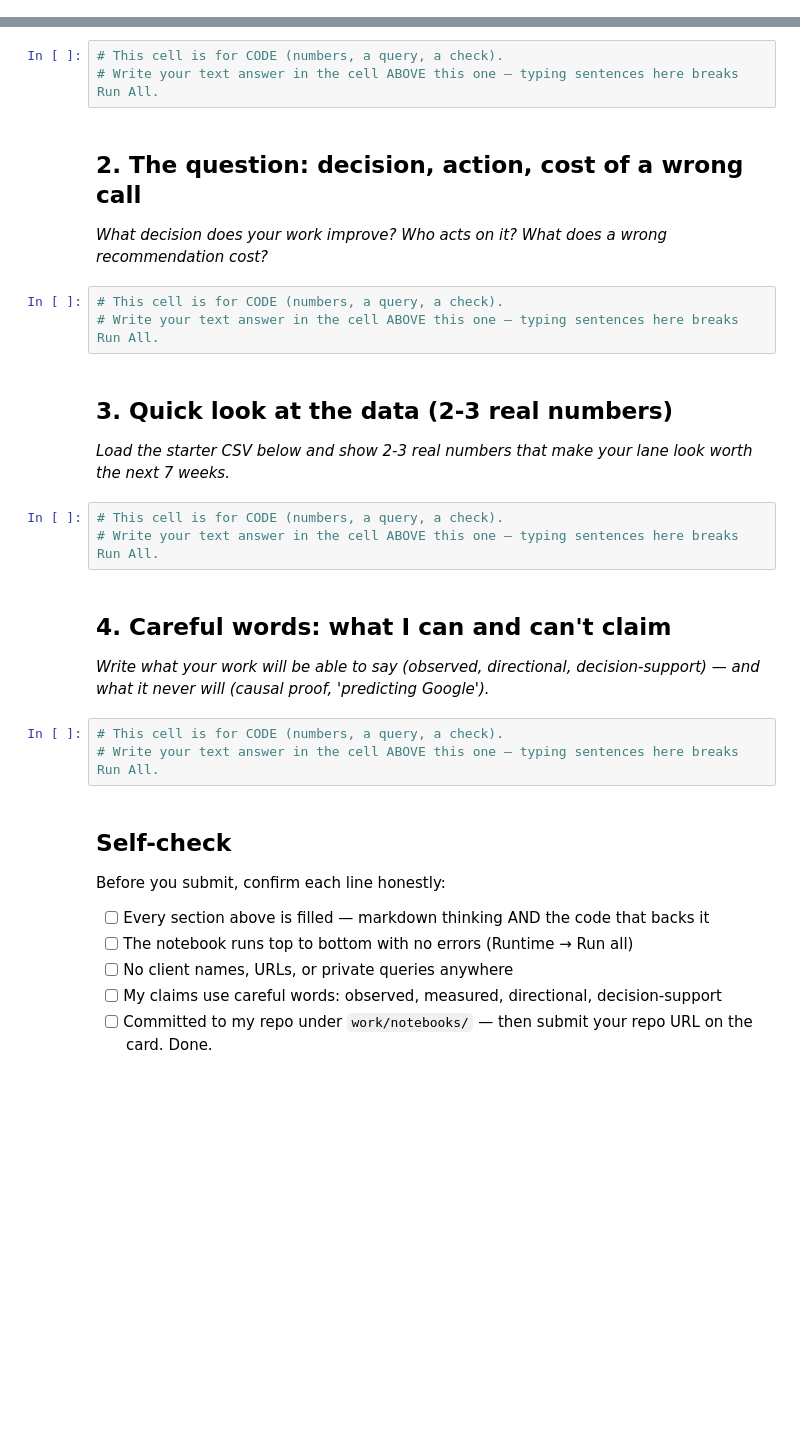
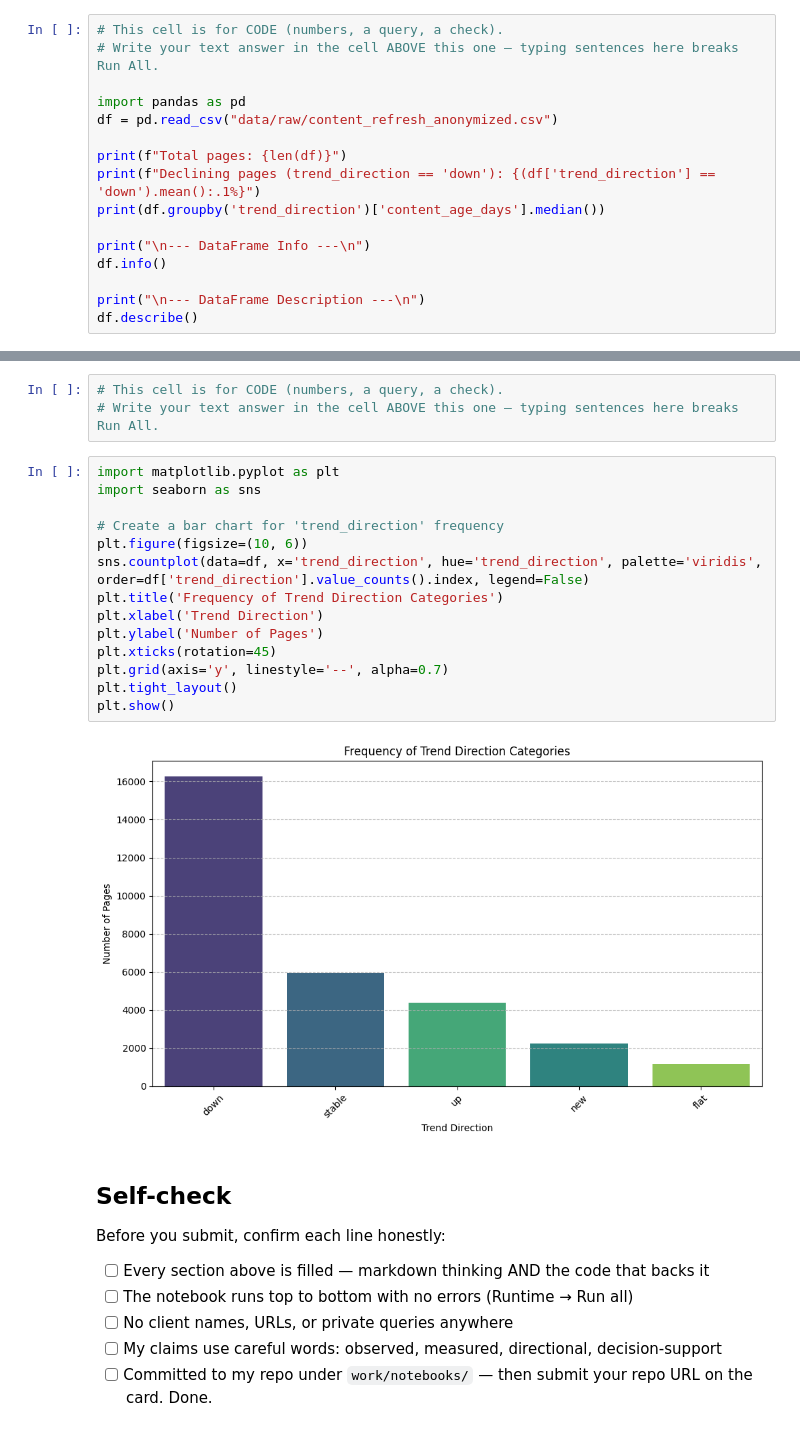
Before and after one commit to ayoushbirjani4-spec/fiyrank-firstlab, a Jupyter notebook: work/notebooks/w01_research_question.ipynb, the cells around one changed output, grey strips where cells are left out. Cells and saved outputs as stored; diff of their text form; blank space fills up the shorter version.

```diff
--- a/work/notebooks/w01_research_question.ipynb
+++ b/work/notebooks/w01_research_question.ipynb
@@ -12,0 +53,16 @@ This skeleton is yours to fill. Work the sections **in order** — each one has
+# %%
+# This cell is for CODE (numbers, a query, a check).
+# Write your text answer in the cell ABOVE this one — typing sentences here breaks Run All.
+
+import pandas as pd
+df = pd.read_csv("data/raw/content_refresh_anonymized.csv")
+
+print(f"Total pages: {len(df)}")
+print(f"Declining pages (trend_direction == 'down'): {(df['trend_direction'] == 'down').mean():.1%}")
+print(df.groupby('trend_direction')['content_age_days'].median())
+
+print("\n--- DataFrame Info ---\n")
+df.info()
+
+print("\n--- DataFrame Description ---\n")
+df.describe()
@@ -13,27 +104,22 @@ This skeleton is yours to fill. Work the sections **in order** — each one has
 # %%
 # This cell is for CODE (numbers, a query, a check).
 # Write your text answer in the cell ABOVE this one — typing sentences here breaks Run All.
-# %% [markdown]
-## 2. The question: decision, action, cost of a wrong call
-
-*What decision does your work improve? Who acts on it? What does a wrong recommendation cost?*
-# %%
-# This cell is for CODE (numbers, a query, a check).
-# Write your text answer in the cell ABOVE this one — typing sentences here breaks Run All.
-# %% [markdown]
-## 3. Quick look at the data (2-3 real numbers)
-
-*Load the starter CSV below and show 2-3 real numbers that make your lane look worth the next 7 weeks.*
-# %%
-# This cell is for CODE (numbers, a query, a check).
-# Write your text answer in the cell ABOVE this one — typing sentences here breaks Run All.
-# %% [markdown]
-## 4. Careful words: what I can and can't claim
-
-*Write what your work will be able to say (observed, directional, decision-support) — and what it never will (causal proof, 'predicting Google').*
-# %%
-# This cell is for CODE (numbers, a query, a check).
-# Write your text answer in the cell ABOVE this one — typing sentences here breaks Run All.
+# %%
+import matplotlib.pyplot as plt
+import seaborn as sns
+
+# Create a bar chart for 'trend_direction' frequency
+plt.figure(figsize=(10, 6))
+sns.countplot(data=df, x='trend_direction', hue='trend_direction', palette='viridis', order=df['trend_direction'].value_counts().index, legend=False)
+plt.title('Frequency of Trend Direction Categories')
+plt.xlabel('Trend Direction')
+plt.ylabel('Number of Pages')
+plt.xticks(rotation=45)
+plt.grid(axis='y', linestyle='--', alpha=0.7)
+plt.tight_layout()
+plt.show()
+# %% [output]
+[figure, added]
 # %% [markdown]
 ## Self-check
 
```
Also changed, not shown: parts of 10 cells of this notebook.
